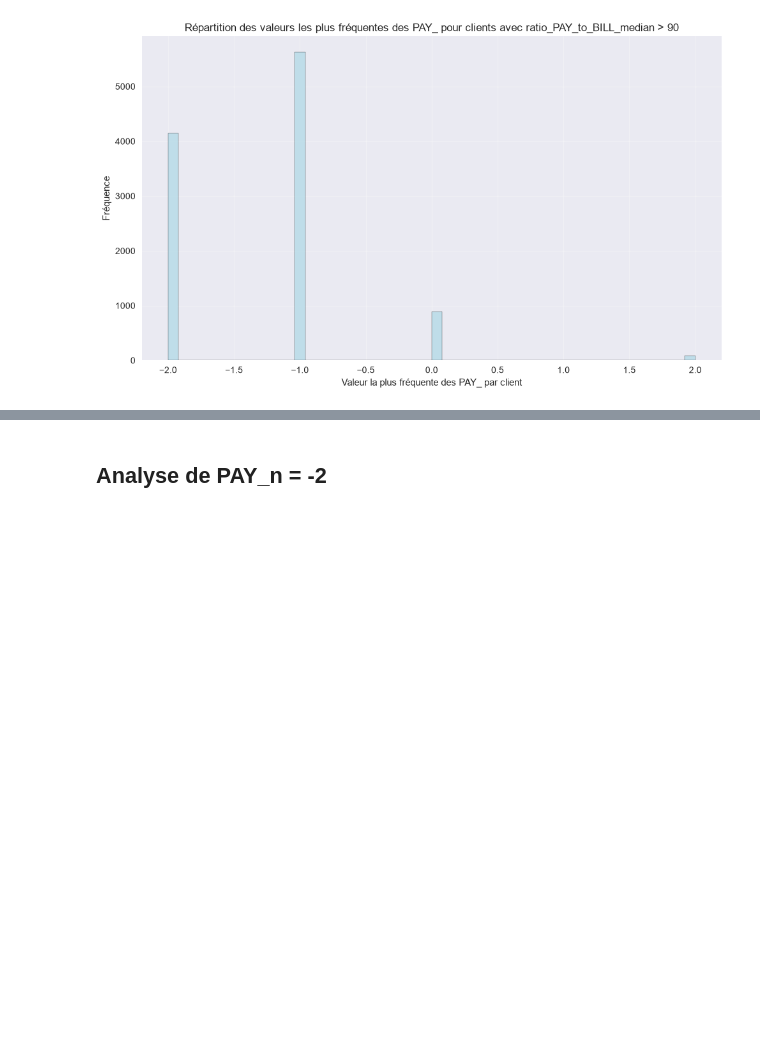
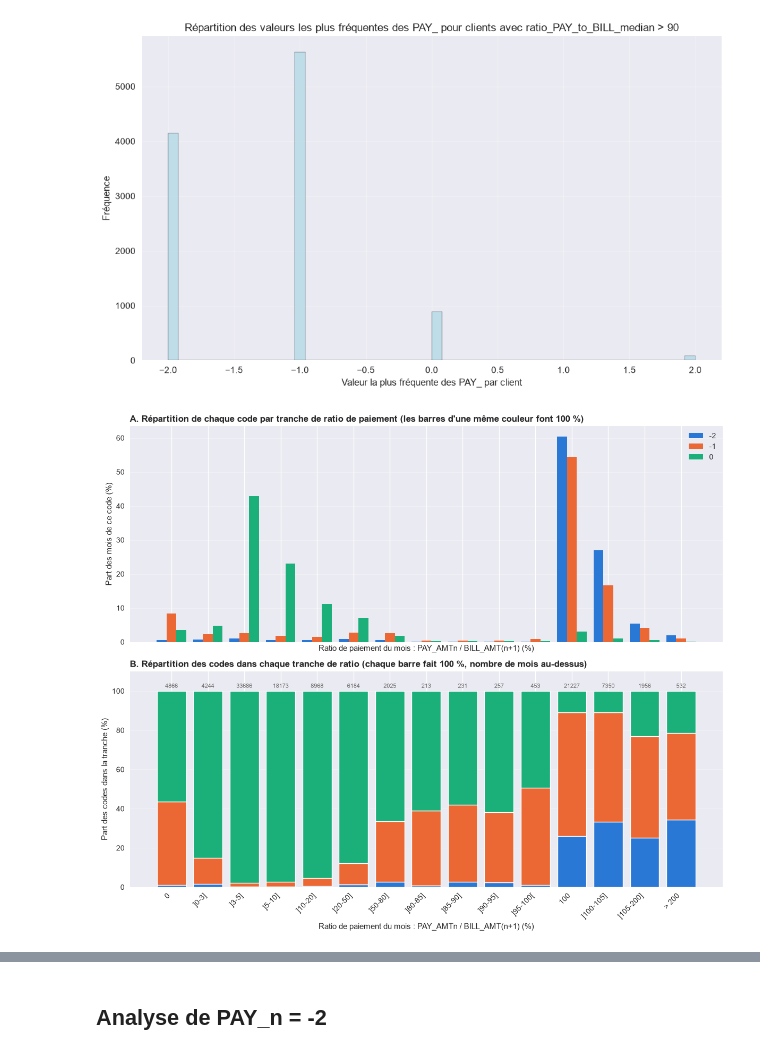
Before and after one commit to johan-mac-59/RiskLens_ML, a Jupyter notebook: src/05_01_EDA_lab.ipynb, the cells around one changed output, grey strips where cells are left out. Cells and saved outputs as stored; diff of their text form; code cells hidden in the pictures; blank space fills up the shorter version.

```diff
--- a/src/05_01_EDA_lab.ipynb
+++ b/src/05_01_EDA_lab.ipynb
@@ -1245,16 +1182,0 @@ df[mask]
-# %%
-# Compte le nombre de '1' dans chaque colonne PAY_n
-pay_columns = ['PAY_1', 'PAY_2', 'PAY_3', 'PAY_4', 'PAY_5', 'PAY_6']
-
-print("=== COMPTAGE DES VALEURS '1' DANS CHAQUE COLONNE PAY_N ===")
-
-# Compter le nombre de 1 dans chaque colonne
-column_counts = {}
-total_ones = 0
-
-for col in pay_columns:
-    count = (df[col] == 1).sum()
-    column_counts[col] = count
-    total_ones += count
-    percentage = (count / len(df)) * 100
-    print(f"{col} : {count} sur {len(df)} ({percentage:.2f}%)")
@@ -3718,3 +3413,72 @@ Valeur la plus fréquente pour ratio_PAY_to_BILL_median [90; 110] : -1.0000
 Valeur la plus fréquente pour ratio_PAY_to_BILL_median > 90 : -1.0000
 [figure]
 [figure]
+# %%
+# Frontière de ratio de paiement entre les codes sains -2, -1 et 0 (données brutes, sans dpnm)
+# Paires d'un même mois : PAY_n, PAY_AMTn et la facture qu'il rembourse, BILL_AMT(n+1) (n = 1 à 5)
+# Seuls les mois avec une facture exigible positive sont gardés (sinon pas de ratio)
+lignes = []
+for n in range(1, 6):
+    facture = df[f'BILL_AMT{n+1}']
+    ok = facture > 0
+    lignes.append(pd.DataFrame({
+        'Code': df.loc[ok, f'PAY_{n}'],
+        'Ratio': df.loc[ok, f'PAY_AMT{n}'] / facture[ok] * 100,
+    }))
+paires = pd.concat(lignes, ignore_index=True)
+paires = paires[paires['Code'].isin([-2, -1, 0])]
+
+codes = [-2, -1, 0]
+couleurs = {-2: '#2a78d6', -1: '#eb6834', 0: '#1baf7a'}
+libelles = {-2: '-2', -1: '-1', 0: '0'}
+
+# Tranches de ratio (%) : fines autour du paiement minimum et autour de 100 %
+bornes = [-0.1, 0, 3, 5, 10, 20, 50, 80, 85, 90, 95, 99.9, 100.1, 105, 200, np.inf]
+noms = ['0', ']0-3]', ']3-5]', ']5-10]', ']10-20]', ']20-50]', ']50-80]', ']80-85]', ']85-90]',
+        ']90-95]', ']95-100[', '100', ']100-105]', ']105-200]', '> 200']
+tranche = pd.cut(paires['Ratio'], bornes, labels=noms)
+
+# A. Répartition du ratio pour chaque code (chaque colonne fait 100 %)
+repartition = pd.crosstab(tranche, paires['Code'], normalize='columns') * 100
+# B. Part de chaque code dans chaque tranche de ratio (chaque ligne fait 100 %)
+part_codes = pd.crosstab(tranche, paires['Code'], normalize='index') * 100
+effectifs = tranche.value_counts().reindex(noms)
+
+fig, (ax1, ax2) = plt.subplots(2, 1, figsize=(12, 10), sharex = True)
+x = np.arange(len(noms))
+largeur = 0.27
+for i, code in enumerate(codes):
+    ax1.bar(x + (i - 1) * largeur, repartition[code], width=largeur, color=couleurs[code], label=libelles[code])
+ax1.set_ylabel('Part des mois de ce code (%)')
+ax1.set_title('A. Répartition de chaque code par tranche de ratio de paiement (les barres d\'une même couleur font 100 %)',
+              fontweight='bold', loc='left')
+ax1.set_xticks(x)
+ax1.set_xticklabels(noms, rotation=45, ha='right')
+ax1.set_xlabel('Ratio de paiement du mois : PAY_AMTn / BILL_AMT(n+1) (%)')
+
+ax1.legend(frameon=False)
+ax1.grid(axis='y', alpha=0.3)
+
+bas = np.zeros(len(noms))
+for code in codes:
+    ax2.bar(x, part_codes[code], bottom=bas, color=couleurs[code], edgecolor='white', linewidth=1, label=libelles[code])
+    bas += part_codes[code].values
+for xi, nb in zip(x, effectifs):
+    ax2.text(xi, 101, f'{nb}', ha='center', va='bottom', fontsize=8, color='dimgrey')
+ax2.set_ylim(0, 110)
+ax2.set_ylabel('Part des codes dans la tranche (%)')
+ax2.set_title('B. Quel code pour quel ratio ? (nombre de mois au-dessus des barres)', fontweight='bold', loc='left')
+ax2.set_xticks(x)
+ax2.set_xticklabels(noms, rotation=45, ha='right')
+ax2.set_xlabel('Ratio de paiement du mois : PAY_AMTn / BILL_AMT(n+1) (%)')
+ax2.set_title('B. Répartition des codes dans chaque tranche de ratio (chaque barre fait 100 %, nombre de mois au-dessus)',
+              fontweight='bold', loc='left')
+
+ax2.grid(axis='y', alpha=0.3)
+plt.tight_layout()
+plt.show()
+
+print("Quartiles du ratio de paiement par code (%) :")
+display(paires.groupby('Code')['Ratio'].quantile([0.1, 0.25, 0.5, 0.75, 0.9]).unstack().round(1))
+# %% [output]
+[figure, added]
```
Also changed, not shown: parts of 70 cells of this notebook, 5 other files.
